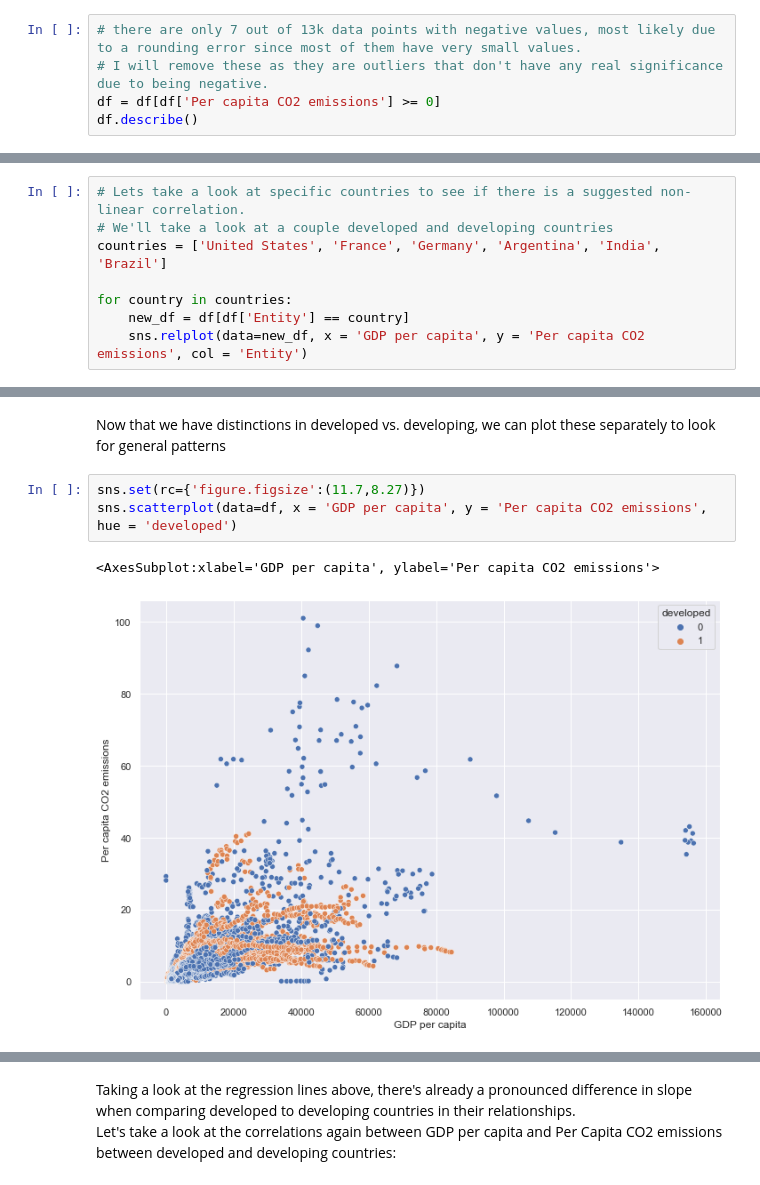
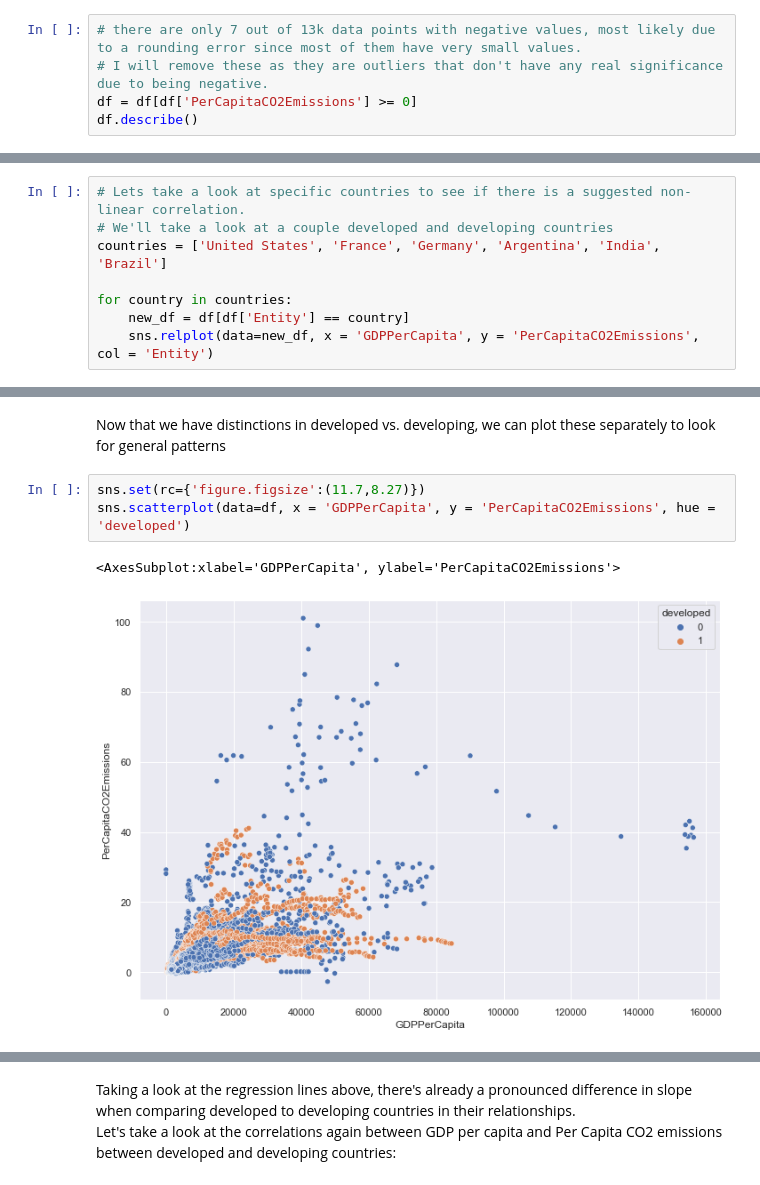
Before and after one commit to TommyAngelini/Data-Science-Projects, a Jupyter notebook: GDPVersusEmissions/GDPVersusEmissions.ipynb, the cells around one changed output, grey strips where cells are left out. Saved outputs shown, nothing was run; the diff lists cells and outputs as text.

```diff
--- a/GDPVersusEmissions/GDPVersusEmissions.ipynb
+++ b/GDPVersusEmissions/GDPVersusEmissions.ipynb
@@ -86,7 +89,7 @@ df[df['Per capita CO2 emissions'] < 0]
 # %%
 # there are only 7 out of 13k data points with negative values, most likely due to a rounding error since most of them have very small values.
 # I will remove these as they are outliers that don't have any real significance due to being negative.
-df = df[df['Per capita CO2 emissions'] >= 0]
+df = df[df['PerCapitaCO2Emissions'] >= 0]
 df.describe()
 # %% [output]
 |  | Year | Per capita CO2 emissions | GDP per capita | Total population (Gapminder, HYDE... |
@@ -224,5 +227,5 @@ countries = ['United States', 'France', 'Germany', 'Argentina', 'India', 'Brazil
 
 for country in countries:
     new_df = df[df['Entity'] == country]
-    sns.relplot(data=new_df, x = 'GDP per capita', y = 'Per capita CO2 emissions', col = 'Entity')
+    sns.relplot(data=new_df, x = 'GDPPerCapita', y = 'PerCapitaCO2Emissions', col = 'Entity')
 # %% [output]
@@ -272,9 +275,9 @@ df[df['Entity'] == 'United States']
 Now that we have distinctions in developed vs. developing, we can plot these separately to look for general patterns
 # %%
 sns.set(rc={'figure.figsize':(11.7,8.27)})
-sns.scatterplot(data=df, x = 'GDP per capita', y = 'Per capita CO2 emissions', hue = 'developed')
+sns.scatterplot(data=df, x = 'GDPPerCapita', y = 'PerCapitaCO2Emissions', hue = 'developed')
 # %% [output]
-<AxesSubplot:xlabel='GDP per capita', ylabel='Per capita CO2 emissions'>
+<AxesSubplot:xlabel='GDPPerCapita', ylabel='PerCapitaCO2Emissions'>
-[figure, old version]
+[figure, new version]
 # %%
 sns.relplot(
```
Also changed, not shown: parts of 32 cells of this notebook, 1 other file.
